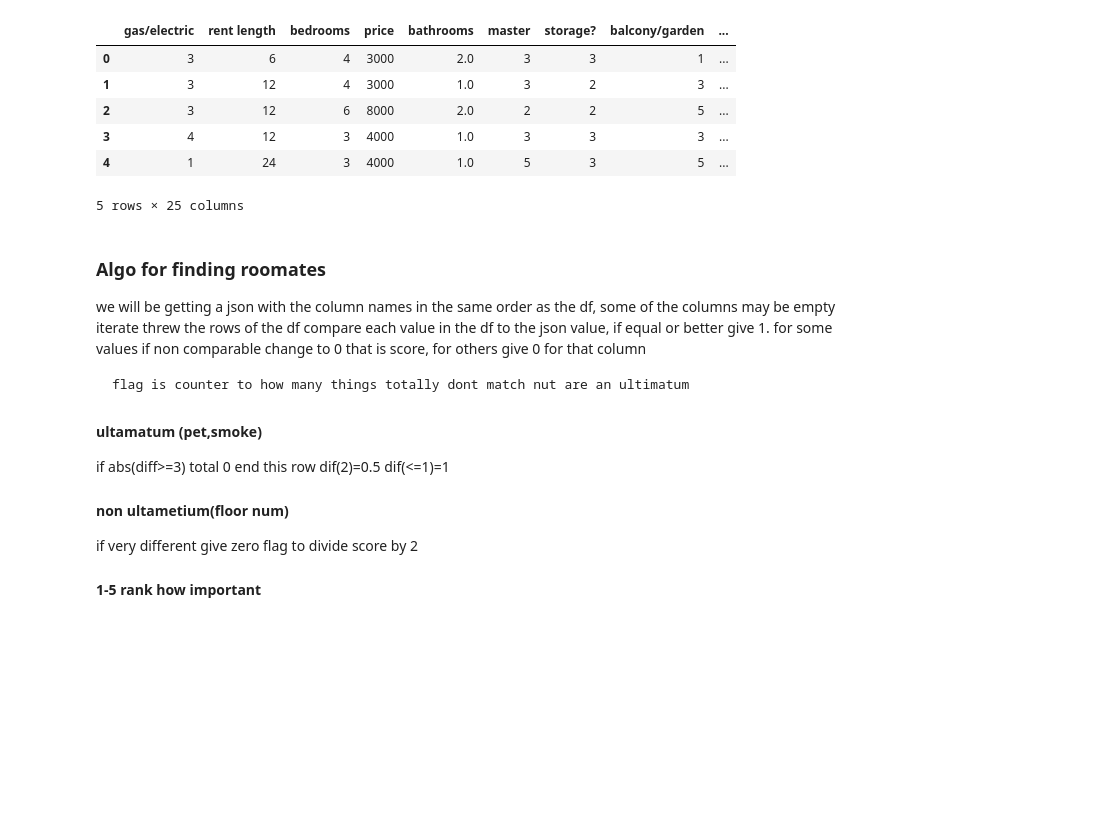
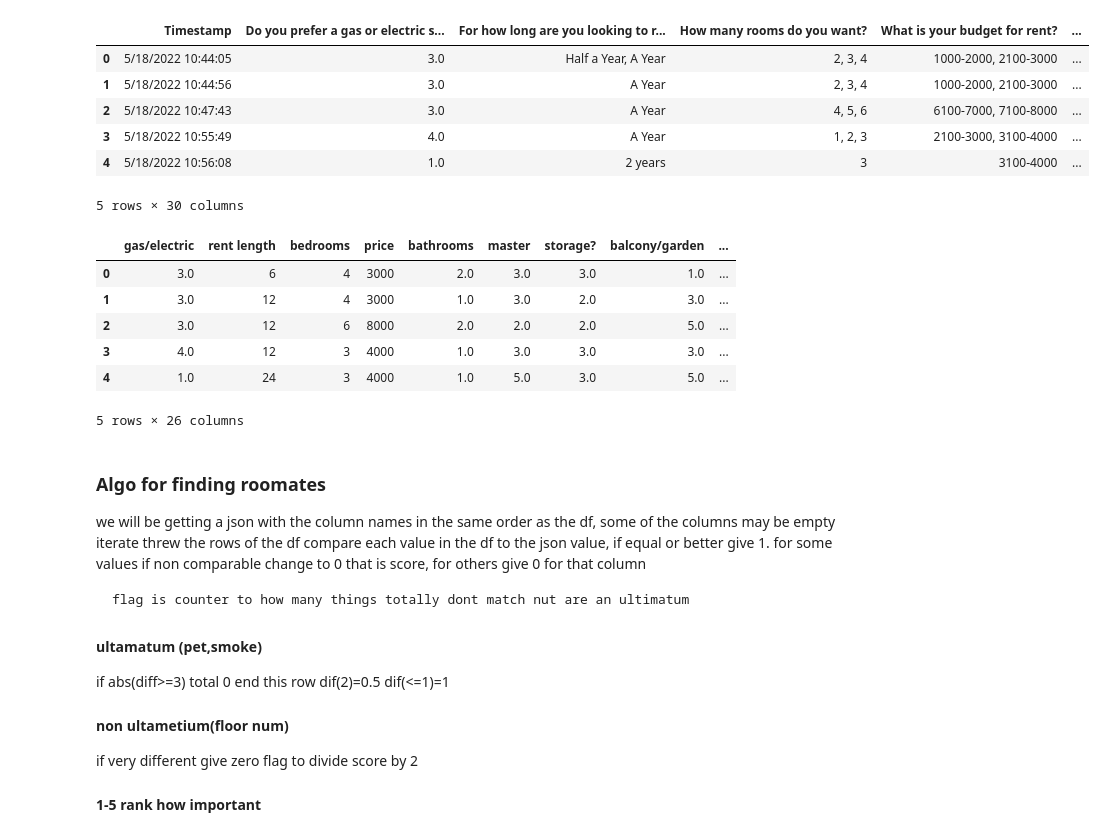
Before and after one commit to TaliaSeada/Hachathon_May22, a Jupyter notebook: Hackathon.ipynb, the cells around one changed output. Cells and saved outputs as stored; diff of their text form; code cells hidden in the pictures; blank space fills up the shorter version.

```diff
--- a/Hackathon.ipynb
+++ b/Hackathon.ipynb
@@ -3,6 +3,17 @@ import numpy as np
 import pandas as pd
 # %%
 data=pd.read_csv(r"data.csv")
+# %%
+data=pd.read_csv(r"swipinghome.csv")
+data.head()
+# %% [output]
+|  | Timestamp | Do you prefer a gas or electric s... | For how long are you looking to r... | How many rooms do you want? | What is your budget for rent? | ... |
+| 0 | 5/18/2022 10:44:05 | 3.0 | Half a Year, A Year | 2, 3, 4 | 1000-2000, 2100-3000 | ... |
+| 1 | 5/18/2022 10:44:56 | 3.0 | A Year | 2, 3, 4 | 1000-2000, 2100-3000 | ... |
+| 2 | 5/18/2022 10:47:43 | 3.0 | A Year | 4, 5, 6 | 6100-7000, 7100-8000 | ... |
+| 3 | 5/18/2022 10:55:49 | 4.0 | A Year | 1, 2, 3 | 2100-3000, 3100-4000 | ... |
+| 4 | 5/18/2022 10:56:08 | 1.0 | 2 years | 3 | 3100-4000 | ... |
+5 rows × 30 columns
 # %%
 data.rename(columns = {'Do you prefer a gas or electric stovetop?' : 'gas/electric',
                     'For how long are you looking to rent?' : 'rent length',
@@ -82,11 +93,11 @@ data["bedrooms"] = data["bedrooms"].astype(int)
 data.head()
 # %% [output]
 |  | gas/electric | rent length | bedrooms | price | bathrooms | master | storage? | balcony/garden | ... |
-| 0 | 3 | 6 | 4 | 3000 | 2.0 | 3 | 3 | 1 | ... |
-| 1 | 3 | 12 | 4 | 3000 | 1.0 | 3 | 2 | 3 | ... |
-| 2 | 3 | 12 | 6 | 8000 | 2.0 | 2 | 2 | 5 | ... |
-| 3 | 4 | 12 | 3 | 4000 | 1.0 | 3 | 3 | 3 | ... |
-| 4 | 1 | 24 | 3 | 4000 | 1.0 | 5 | 3 | 5 | ... |
+| 0 | 3.0 | 6 | 4 | 3000 | 2.0 | 3.0 | 3.0 | 1.0 | ... |
+| 1 | 3.0 | 12 | 4 | 3000 | 1.0 | 3.0 | 2.0 | 3.0 | ... |
+| 2 | 3.0 | 12 | 6 | 8000 | 2.0 | 2.0 | 2.0 | 5.0 | ... |
+| 3 | 4.0 | 12 | 3 | 4000 | 1.0 | 3.0 | 3.0 | 3.0 | ... |
+| 4 | 1.0 | 24 | 3 | 4000 | 1.0 | 5.0 | 3.0 | 5.0 | ... |
-5 rows × 25 columns
+5 rows × 26 columns
 # %%
 # data.to_csv(r'C:\Users\talia\Hackathon\Hachathon_May22\data_updated.csv')
```
Also changed, not shown: parts of 5 cells of this notebook, 4 other files.
